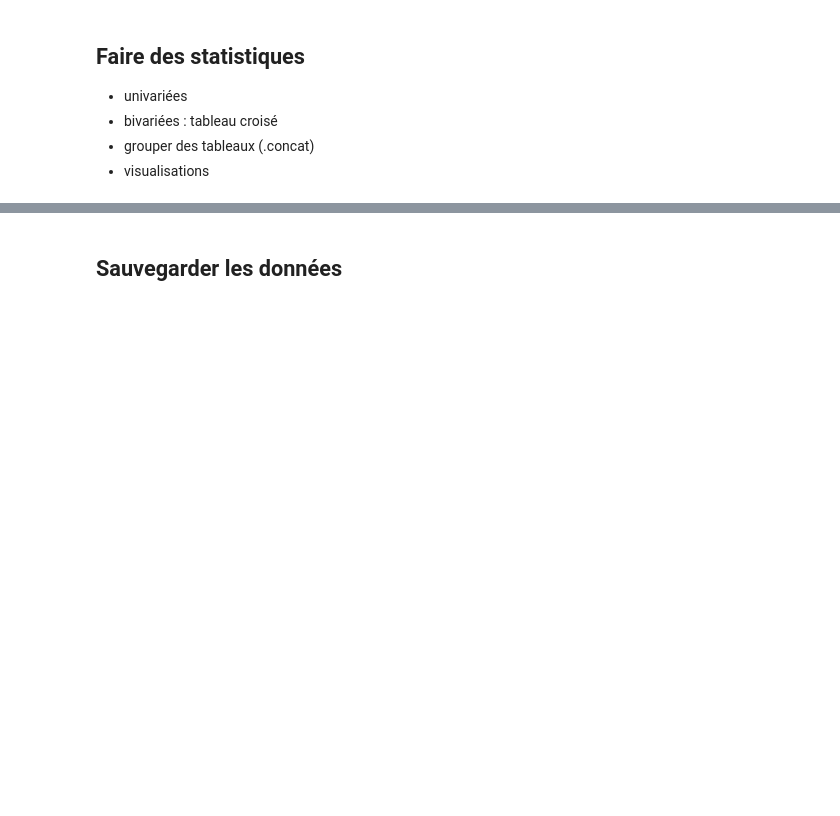
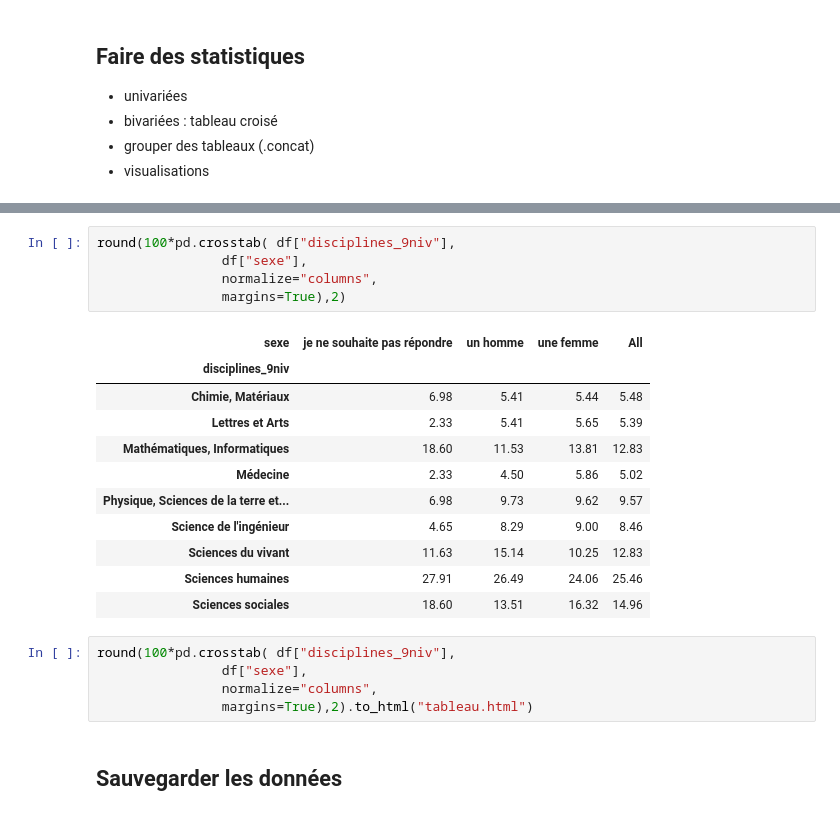
Before and after one commit to pyshs/PUD2024, a Jupyter notebook: M4 Découverte de Pandas/Traitement de données avec Pandas.ipynb, the cells around one changed output, grey strips where cells are left out. Saved outputs shown, nothing was run; the diff lists cells and outputs as text; blank space fills up the shorter version.

```diff
--- a/M4 Découverte de Pandas/Traitement de données avec Pandas.ipynb
+++ b/M4 Découverte de Pandas/Traitement de données avec Pandas.ipynb
@@ -285,3 +460,25 @@ tab["Fréquence"].plot(kind="barh", figsize=(5,4))
+# %%
+round(100*pd.crosstab( df["disciplines_9niv"],
+                df["sexe"],
+                normalize="columns",
+                margins=True),2)
+# %% [output]
+| sexe | je ne souhaite pas répondre | un homme | une femme | All |
+| disciplines_9niv |  |  |  |  |
+| Chimie, Matériaux | 6.98 | 5.41 | 5.44 | 5.48 |
+| Lettres et Arts | 2.33 | 5.41 | 5.65 | 5.39 |
+| Mathématiques, Informatiques | 18.60 | 11.53 | 13.81 | 12.83 |
+| Médecine | 2.33 | 4.50 | 5.86 | 5.02 |
+| Physique, Sciences de la terre et... | 6.98 | 9.73 | 9.62 | 9.57 |
+| Science de l'ingénieur | 4.65 | 8.29 | 9.00 | 8.46 |
+| Sciences du vivant | 11.63 | 15.14 | 10.25 | 12.83 |
+| Sciences humaines | 27.91 | 26.49 | 24.06 | 25.46 |
+| Sciences sociales | 18.60 | 13.51 | 16.32 | 14.96 |
+# %%
+round(100*pd.crosstab( df["disciplines_9niv"],
+                df["sexe"],
+                normalize="columns",
+                margins=True),2).to_html("tableau.html")
 # %% [markdown]
 ## Sauvegarder les données
 # %% [markdown]
```
Also changed, not shown: parts of 25 cells of this notebook.
